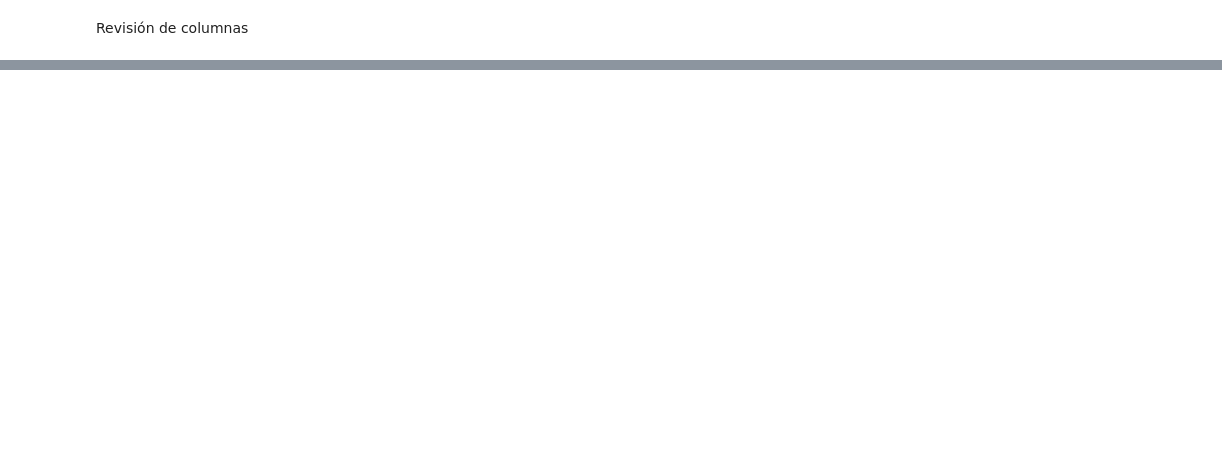
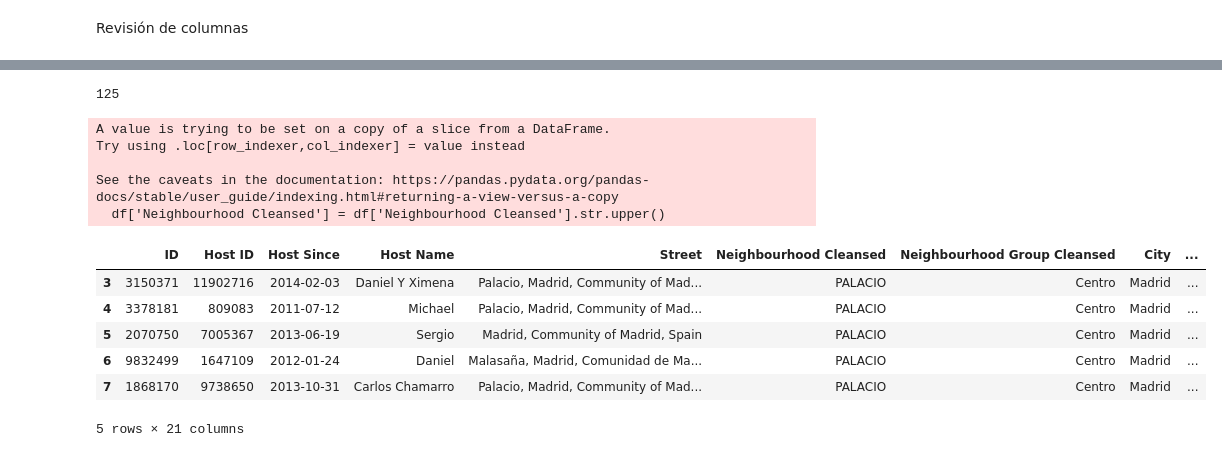
Before and after one commit to AnaGallegos/Proyecto-Final-KC-Data-Grupo-3, a Jupyter notebook: CollabGrupal.ipynb, the cells around one changed output, grey strips where cells are left out. Saved outputs shown, nothing was run; the diff lists cells and outputs as text; code cells hidden in the pictures; blank space fills up the shorter version.

```diff
--- a/CollabGrupal.ipynb
+++ b/CollabGrupal.ipynb
@@ -124,8 +124,11 @@ print(pd.unique(df_airbnb["City"]))
 ['Madrid']
 # %%
 #Creamos un nuevo df donde seleccionamos las columnas cuyos valores sean compatibles con lo que queremos estudiar
-df = df_airbnb[['ID','Host ID', 'Host Since', 'Host Name', 'Street', 'Neighbourhood Cleansed', 'City', 'State', 'Zipcode',
-                'Smart Location', 'Country Code', 'Country', 'Latitude', 'Longitude', 'Property Type', 'Room Type', 'Bathrooms', 'Bedrooms', 'Beds', 'Bed Type',
+#Quitamos Zipcode por falta de datos y coherencia (datos incompletos, números que no se corresponden con Madrid)
+#Quitamos State porque no nos aporta más información de la que nos da la variable City
+#Quitamos Country Code y Smart Location porque no nos aportan más información que la del país (ES) o la ciudad (que ya está en City)
+df = df_airbnb[['ID','Host ID', 'Host Since', 'Host Name', 'Street', 'Neighbourhood Cleansed', 'Neighbourhood Group Cleansed', 'City',
+                'Country', 'Latitude', 'Longitude', 'Property Type', 'Room Type', 'Bathrooms', 'Bedrooms', 'Beds', 'Bed Type',
                 'Price','Number of Reviews', 'Cancellation Policy', 'Geolocation']]
 # %%
 #Contamos nuevamente cuántas columnas y filas tiene el nuevo df
@@ -190,0 +196,4 @@ dtype: int64
+# %%
+#Transformamos los valores null de la columna 'Price' con el valor promedio de dicha columna
+for i in df['Price']:
+	df['Price'] = df['Price'].fillna(df['Price'].mean())
@@ -275,0 +307,23 @@ Name: Host Since, dtype: datetime64[ns]
+# %%
+#En total son 125 vecindarios
+len(df['Neighbourhood Cleansed'].unique())
+# %% [output]
+125
+# %%
+#El nombre de los vecindarios los cambiamos a mayúsculas
+df['Neighbourhood Cleansed'] = df['Neighbourhood Cleansed'].str.upper()
+
+df.head()
+# %% [output]
+A value is trying to be set on a copy of a slice from a DataFrame.
+Try using .loc[row_indexer,col_indexer] = value instead
+
+See the caveats in the documentation: https://pandas.pydata.org/pandas-docs/stable/user_guide/indexing.html#returning-a-view-versus-a-copy
+  df['Neighbourhood Cleansed'] = df['Neighbourhood Cleansed'].str.upper()
+|  | ID | Host ID | Host Since | Host Name | Street | Neighbourhood Cleansed | Neighbourhood Group Cleansed | City | ... |
+| 3 | 3150371 | 11902716 | 2014-02-03 | Daniel Y Ximena | Palacio, Madrid, Community of Mad... | PALACIO | Centro | Madrid | ... |
+| 4 | 3378181 | 809083 | 2011-07-12 | Michael | Palacio, Madrid, Community of Mad... | PALACIO | Centro | Madrid | ... |
+| 5 | 2070750 | 7005367 | 2013-06-19 | Sergio | Madrid, Community of Madrid, Spain | PALACIO | Centro | Madrid | ... |
+| 6 | 9832499 | 1647109 | 2012-01-24 | Daniel | Malasaña, Madrid, Comunidad de Ma... | PALACIO | Centro | Madrid | ... |
+| 7 | 1868170 | 9738650 | 2013-10-31 | Carlos Chamarro | Palacio, Madrid, Community of Mad... | PALACIO | Centro | Madrid | ... |
+5 rows × 21 columns
```
Also changed, not shown: parts of 23 cells of this notebook.
